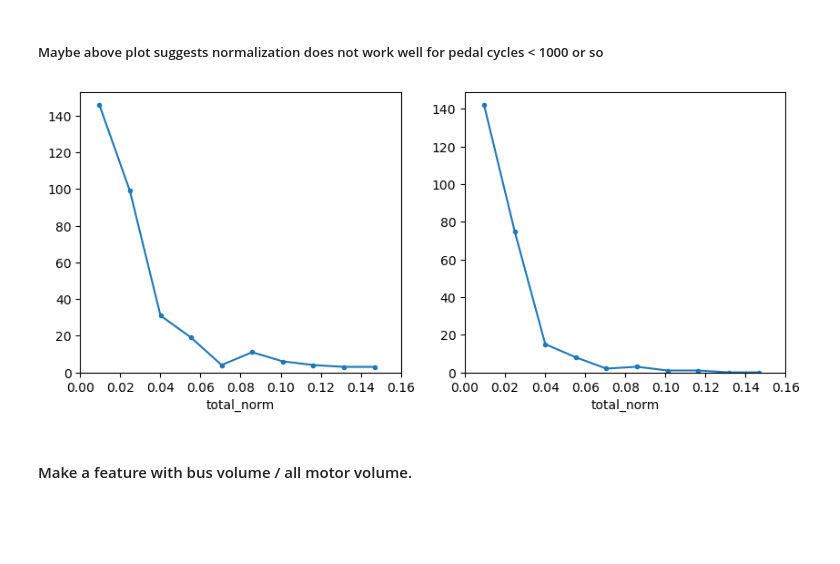
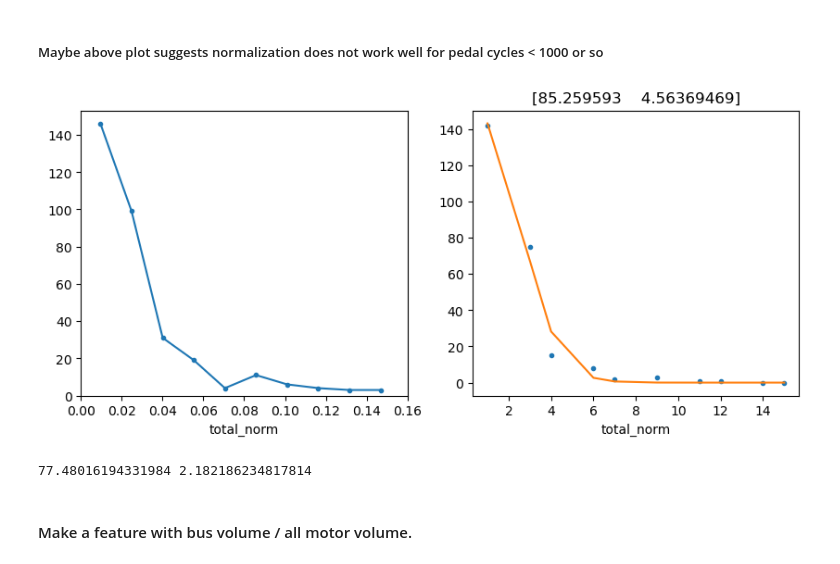
Before and after one commit to dtuthill/erdos_project, a Jupyter notebook: Greg_Analysis/UK_WithTraffic.ipynb, the cells around one changed output. Drawn from its saved outputs; the diff is of its cells as text; code cells hidden in the pictures; blank space fills up the shorter version.

```diff
--- a/Greg_Analysis/UK_WithTraffic.ipynb
+++ b/Greg_Analysis/UK_WithTraffic.ipynb
@@ -409,30 +409,52 @@ plt.show()
 # %%
 pedal_min = 1000
 I = df_road.aadf_Pedal_cycles > pedal_min
 
 fig,ax = plt.subplots(1,2,figsize=(2*5,4))
 
 #edges,bins = make_bins()
 
 ii = 0
 H,edges = np.histogram(df_road.total_norm.values,bins=10)
 db = np.diff(edges)[0]
 #edges = np.append(bins-0.5*db,bins[-1]+0.5*db)
 bins = edges[:-1]+0.5*db
 ax[ii].plot(bins,H,marker='.')
 ax[ii].set_xlabel('total_norm')
 ax[ii].set_xlim(0,0.16)
 ax[ii].set_ylim(0)
 
 ii = 1
 Hnorm,_ = np.histogram(df_road.loc[I,'total_norm'].values,bins=edges)
-ax[ii].plot(bins,Hnorm,marker='.')
+
+from scipy.special import factorial
+from scipy.optimize import curve_fit
+
+def poiss_eq(k,A,lam):
+    return A*(lam**k)*np.exp(-k)/factorial(k)
+
+bins_int = np.round(bins/bins.min())
+#lam_r = [1e-40,0.01]
+lam_r = [0.001,10]
+A_r = [50,300]
+coeff,_ = curve_fit(poiss_eq,bins_int,Hnorm,bounds=[[A_r[0],lam_r[0]],[A_r[1],lam_r[1]]])
+
+ax[ii].plot(bins_int,Hnorm,marker='.',linestyle='none')
+ax[ii].plot(bins_int,poiss_eq(bins_int,*coeff))
 ax[ii].set_xlabel('total_norm')
-ax[ii].set_xlim(0,0.16)
-ax[ii].set_ylim(0)
+#ax[ii].set_xlim(0,0.16)
+#ax[ii].set_ylim(0)
+ax[ii].set_title(coeff)
 plt.show()
 # %% [output]
-[figure, old version]
+[figure, new version]
+# %%
+mean = np.sum(bins_int*Hnorm)/Hnorm.sum()
+
+var = np.sum( Hnorm*(bins_int-mean)**2)/len(bins)
+print(var,mean)
+# %% [output]
+77.48016194331984 2.182186234817814
 # %% [markdown]
 #### Make a feature with bus volume / all motor volume.
 # %% [markdown]
```
Also changed, not shown: parts of 2 cells of this notebook.
